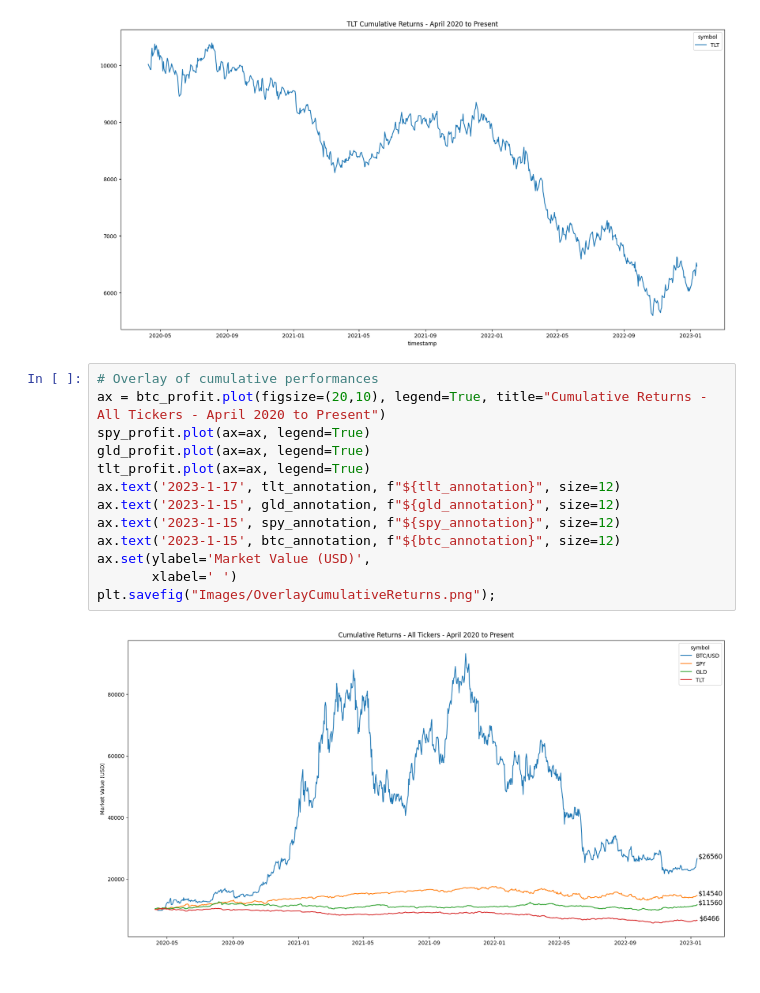
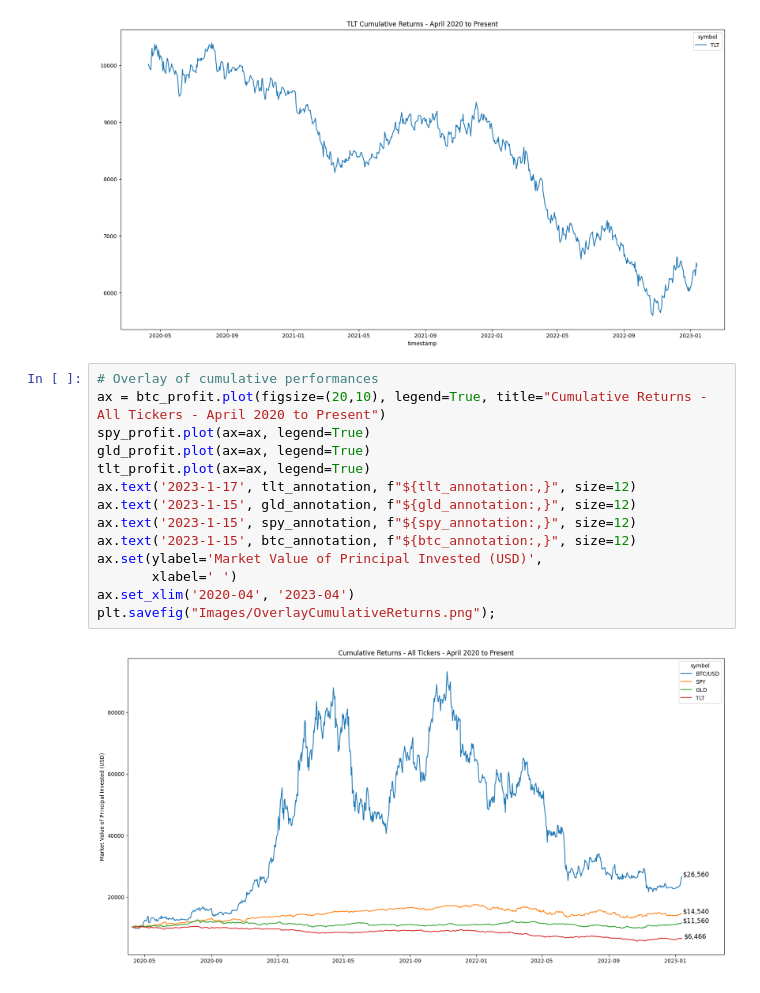
Before and after one commit to jordan-gilmartin/Alpaca-API-Data, a Jupyter notebook: Alpaca-API-Data.ipynb, the cells around one changed output. Drawn from its saved outputs; the diff is of its cells as text.

Commit message:
setting xlim

```diff
--- a/Alpaca-API-Data.ipynb
+++ b/Alpaca-API-Data.ipynb
@@ -790,15 +790,16 @@ plt.savefig("Images/TLTCumulativeReturns.png")
 # %%
 # Overlay of cumulative performances
 ax = btc_profit.plot(figsize=(20,10), legend=True, title="Cumulative Returns - All Tickers - April 2020 to Present")
 spy_profit.plot(ax=ax, legend=True)
 gld_profit.plot(ax=ax, legend=True)
 tlt_profit.plot(ax=ax, legend=True)
-ax.text('2023-1-17', tlt_annotation, f"${tlt_annotation}", size=12)
-ax.text('2023-1-15', gld_annotation, f"${gld_annotation}", size=12)
-ax.text('2023-1-15', spy_annotation, f"${spy_annotation}", size=12)
-ax.text('2023-1-15', btc_annotation, f"${btc_annotation}", size=12)
-ax.set(ylabel='Market Value (USD)',
+ax.text('2023-1-17', tlt_annotation, f"${tlt_annotation:,}", size=12)
+ax.text('2023-1-15', gld_annotation, f"${gld_annotation:,}", size=12)
+ax.text('2023-1-15', spy_annotation, f"${spy_annotation:,}", size=12)
+ax.text('2023-1-15', btc_annotation, f"${btc_annotation:,}", size=12)
+ax.set(ylabel='Market Value of Principal Invested (USD)',
        xlabel=' ')
+ax.set_xlim('2020-04', '2023-04')
 plt.savefig("Images/OverlayCumulativeReturns.png");
 # %% [output]
-[figure, old version]
+[figure, new version]
```
Also changed, not shown: 1 other file.
